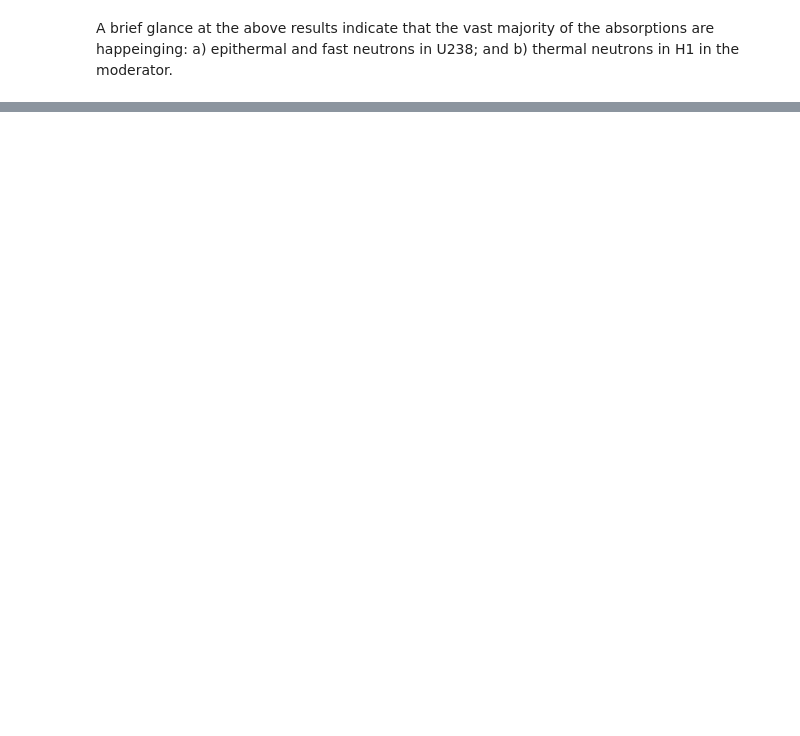
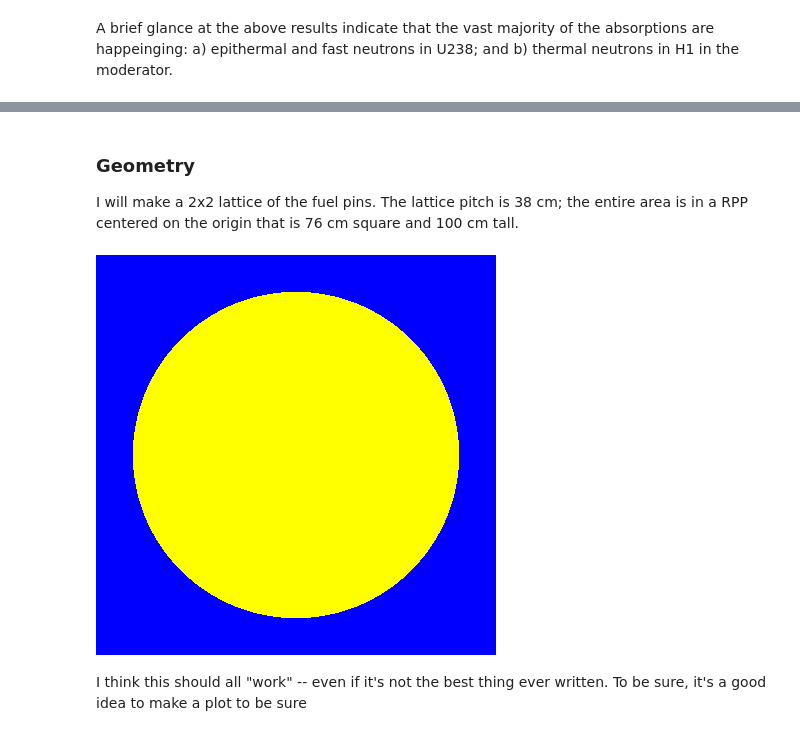
Before and after one commit to stu314159/er362_omc, a Jupyter notebook: lab6/lab6.ipynb, the cells around one changed output, grey strips where cells are left out. Saved outputs shown, nothing was run; the diff lists cells and outputs as text; code cells hidden in the pictures; blank space fills up the shorter version.

```diff
--- a/lab6/lab6.ipynb
+++ b/lab6/lab6.ipynb
@@ -201,12 +201,12 @@ Here I will collect all of the uranium in the homogeneous core mixture and combi
 # %% [markdown]
 ### Material
 # %%
-fuel = openmc.Material(name='fuel pin');
+fuel = openmc.Material(name='fuel');
 fuel.add_nuclide('U238',0.99,'wo');
 fuel.add_nuclide('U235',0.01,'wo');
 fuel.set_density('g/cm3',19.1);
 
-mod = openmc.Material(name='moderator');
+mod = openmc.Material(name='mod');
 mod.add_nuclide('H1',2,'ao');
 mod.add_nuclide('O16',1,'ao');
 mod.add_s_alpha_beta('c_H_in_H2O');
@@ -355,0 +375,33 @@ b) thermal neutrons in H1 in the moderator.
+# %% [markdown]
+### Geometry
+I will make a 2x2 lattice of the fuel pins.  The lattice pitch is 38 cm; the entire area is in a RPP centered on the origin that is 76 cm square and 100 cm tall.
+# %%
+pitch = 38; #cm
+fuel_radius = 15.5; #cm
+
+# create a RCC for a generic fuel pin in the fuel pin universe
+
+fuel_pin = openmc.model.RightCircularCylinder([0.,0.,0.],100.,
+                                              radius=fuel_radius,
+                                              axis='z');
+
+fp_fuel = openmc.Cell(name='fuel');
+fp_fuel.fill = fuel;
+fp_fuel.region = -fuel_pin;
+
+fp_mod = openmc.Cell(name='mod in fuel');
+fp_mod.fill = mod;
+fp_mod.region = +fuel_pin;
+
+fp = openmc.Universe();
+fp.add_cells((fp_fuel,fp_mod));
+
+mod_cell = openmc.Cell();
+mod_cell.fill = mod;
+
+all_water = openmc.Universe();
+all_water.add_cell(mod_cell);
+# %%
+colors = {}
+colors[mod] = 'blue';
+colors[fuel] = 'yellow';
@@ -355,0 +419,12 @@ b) thermal neutrons in H1 in the moderator.
+# %%
+p = openmc.Plot();
+p.width = [pitch,pitch];
+p.pixels = [400,400];
+p.origin = [0.,0.,10.];
+#p.basis = 'xy';
+p.color_by = 'material';
+p.colors = colors
+
+openmc.plot_inline(p);
+# %% [output]
+[figure, added]
@@ -355,0 +467,2 @@ b) thermal neutrons in H1 in the moderator.
+# %% [markdown]
+I think this should all "work" -- even if it's not the best thing ever written.  To be sure, it's a good idea to make a plot to be sure
```
Also changed, not shown: parts of 34 cells of this notebook, 54 other files.
